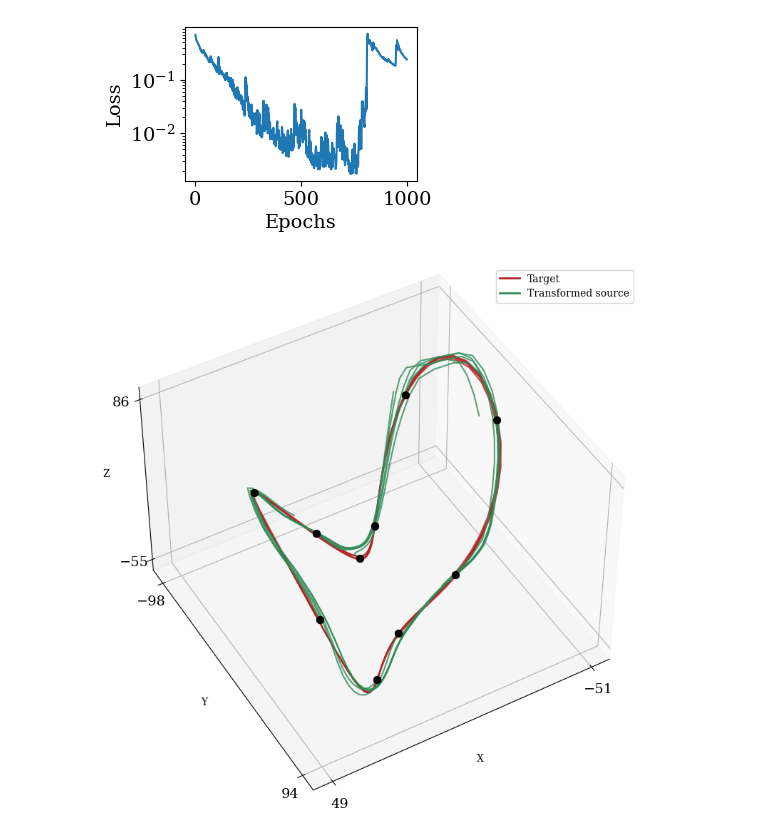
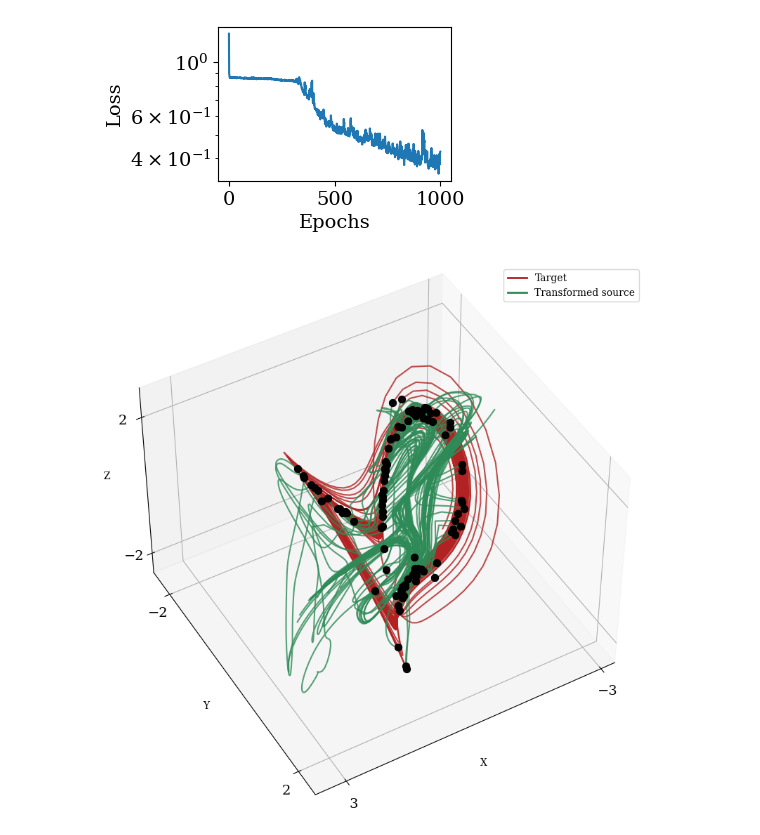
Before and after one commit to Asagodi/topological_diversity, a Jupyter notebook: iam/trajmatch_3d_lorenzlc.ipynb, the cells around one changed output. Saved outputs shown, nothing was run; the diff lists cells and outputs as text; code cells hidden in the pictures.

Commit message:
lorenz lc redone

```diff
--- a/iam/trajmatch_3d_lorenzlc.ipynb
+++ b/iam/trajmatch_3d_lorenzlc.ipynb
@@ -77,3 +76,12 @@ scaled_initial_conditions_target = scaled[:, 0, :]
 # %%
-plot_trajectories_3d([scaled[:,:,:]], elev=45, azim=90)
+trajectories_target_s = trajectories_target[:,250:350,:]
+print(trajectories_target_s.shape)
+train_ratio = 0.8
+B = trajectories_target_s.shape[0]
+n_train = int(train_ratio * B)
+n_test = B - n_train
+train_set, test_set = random_split(trajectories_target_s, [n_train, n_test])
+trajectories_target_train = trajectories_target_s[train_set.indices]
+trajectories_target_test = trajectories_target_s[test_set.indices]
+plot_trajectories_3d([trajectories_target_train, trajectories_target_test], elev=45, azim=90)
 # %% [output]
@@ -81,15 +90,13 @@ plot_trajectories_3d([scaled[:,:,:]], elev=45, azim=90)
 # %%
-limit_cycle_system = AnalyticalLimitCycle(dim=3, dt=dt, time_span=time_span, velocity_init=-1., alpha_init=-1)
-motif_library = [limit_cycle_system]
+time_span = torch.tensor([0.0, 100*dt])
+source_system = AnalyticalLimitCycle(dim=3, dt=dt, time_span=time_span, velocity_init=-1., alpha_init=-1)
 
 num_epochs = 1000
-layer_sizes= 2*[64]
+layer_sizes= 1*[128]
 lr = .01
 annealing_params = {'initial_std': .0, 'final_std': 0., 'dynamic': False}
-
-homeo_lc = NODEHomeomorphism(dim=dim, layer_sizes=layer_sizes)
-homeo_networks = [homeo_lc]
-homeo_ds_networks = train_all_motifs(motif_library, homeo_networks, scaled, scaled_initial_conditions_target,
-                                   lr=lr, num_epochs=num_epochs,
-                                   annealing_params=annealing_params)
+training_params = {'num_epochs': num_epochs, 'batch_size': 32, 'lr': lr, 'annealing_params': annealing_params}
+homeo = NODEHomeomorphism(dim=dim, layer_sizes=layer_sizes)
+homeo_ds_net = Homeo_DS_Net(homeo, source_system)
+homeo_ds_net, losses, grad_norms = train_homeo_ds_net_batched(homeo_ds_net=homeo_ds_net, trajectories_target=trajectories_target_s, **training_params)
 # %% [output]
@@ -113,10 +112,10 @@ Total training time: 2314.07 seconds, Avg time per epoch: 2.3141 sec
 # %%
 fig, ax = plt.subplots(1, 1, figsize=(3, 2))
-ax.plot(homeo_lc.losses)
+ax.plot(losses)
 ax.set_yscale('log')
 ax.set_xlabel('Epochs', fontsize=14)
 ax.set_ylabel('Loss', fontsize=14)
 plt.show()
 # %% [output]
-[figure, old version]
+[figure, new version]
 # %%
@@ -127,10 +125,10 @@ transformed_trajectories_list[0] = trajectories_centered
 # %%
-plot_trajectories_3d([trajectories_target_centered.detach().numpy(), transformed_trajectories_list[0][:,:,:]],
+plot_trajectories_3d([trajectories_target_s, transformed_trajectories],
                      labels=['Target', 'Transformed source'],
                      colors=['firebrick', 'seagreen'],
-                     save_name='lorenz_node_analytical.pdf',
+                     #save_name='lorenz_node_analytical.pdf',
                        elev=45, azim=60)
 # %% [output]
-[figure, old version]
+[figure, new version]
 # %%
 #save_homeo_ds_net(homeo_ds_networks[0], "model_lorenz_analytical.pth")
```
Also changed, not shown: parts of 7 cells of this notebook.
